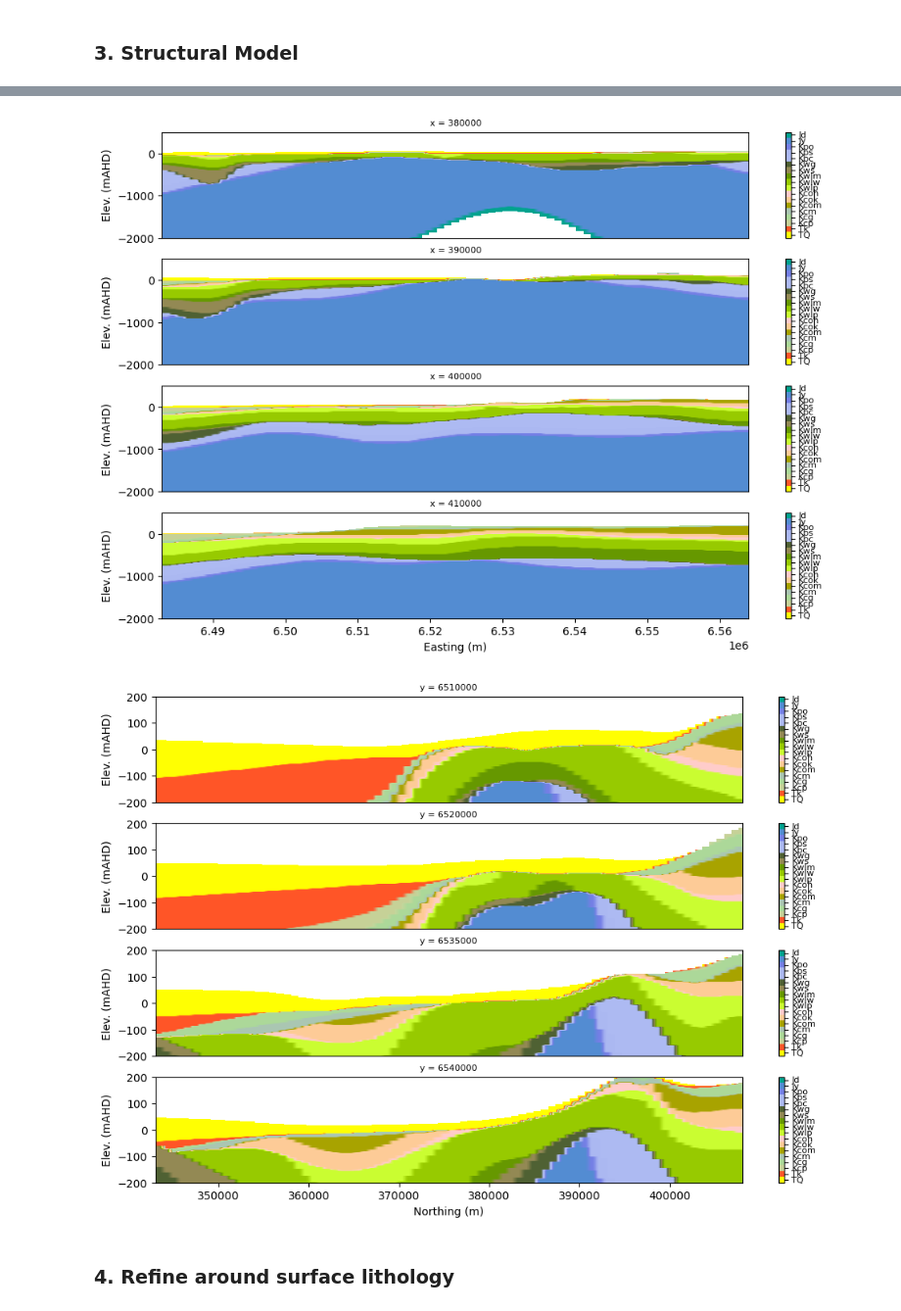
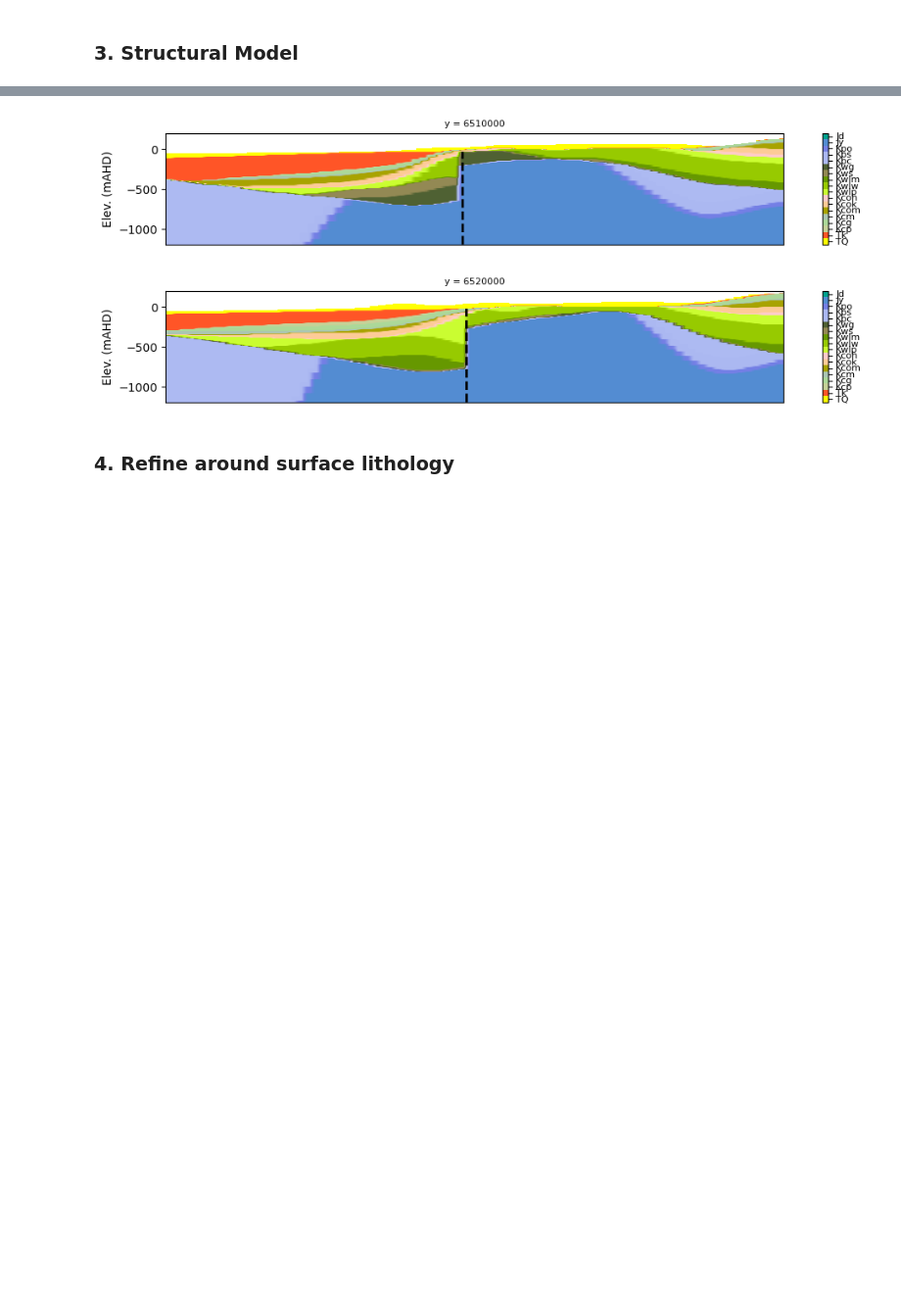
Before and after one commit to malvina-chmielarski/Otorowiri, a Jupyter notebook: scripts/main_script.ipynb, the cells around one changed output, grey strips where cells are left out. Shown at 98% size. Drawn from its saved outputs; the diff is of its cells as text; code cells hidden in the pictures; blank space fills up the shorter version.

```diff
--- a/scripts/main_script.ipynb
+++ b/scripts/main_script.ipynb
@@ -124,16 +214,17 @@ WARNING: 2025-02-07 16:39:55,705: __init__.py:25 -- Cannot use LoopProjectfilePr
 # %%
 # Plot transects
+structuralmodel.faults = ['Fault_1', 'Fault_2', 'Fault_3', 'Fault_4', 'Fault_5']
 transect_x = [380000, 390000, 400000, 410000]
 transect_y = [6510000, 6520000, 6535000, 6540000]
-structuralmodel.plot_xtransects(transect_x, ny = 80, nz = 120, x1 = 6520000, z0 = -2000)
-structuralmodel.plot_ytransects(transect_y, nx = 80, nz = 120, z0 = -200, z1 = 200)
+#structuralmodel.plot_xtransects(transect_x, ny = 80, nz = 120, x1 = 6520000, z0 = -2000)
+structuralmodel.plot_ytransects(transect_y, nx = 80, nz = 120, z0 = -1200, z1 = 200)
 
 #structuralmodel.strat
 #structuralmodel.strat_col
 #structuralmodel.strat_names
 #structuralmodel.cmap
 #structuralmodel.norm
 #structuralmodel.data
 # %% [output]
-[figure, old version]
+[figure, new version]
-[figure, old version]
+[figure, new version]
```
Also changed, not shown: parts of 34 cells of this notebook, 8 other files.
